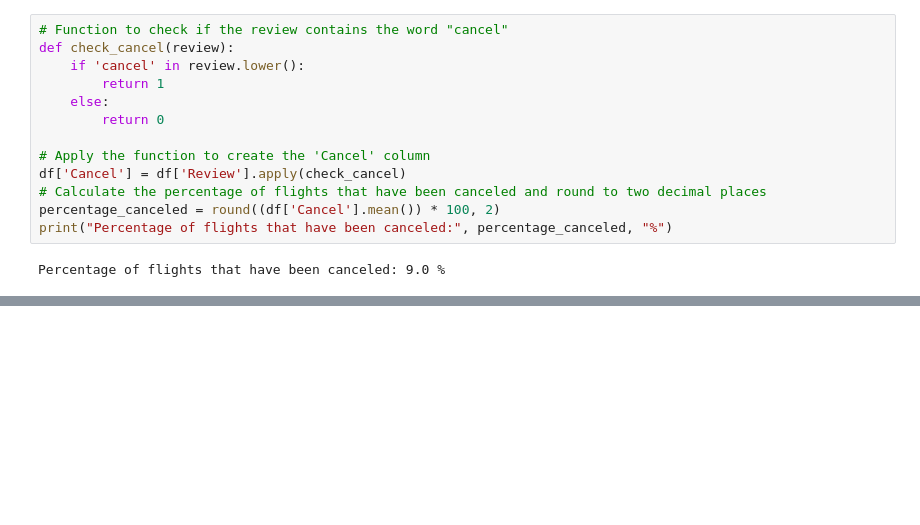
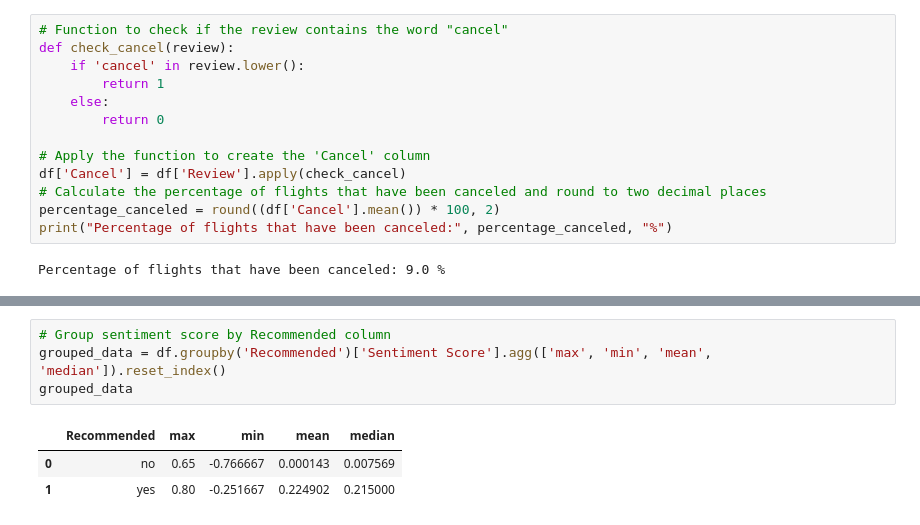
Before and after one commit to MarkPhamm/British-Airway, a Jupyter notebook: Sentiment_Analysis.ipynb, the cells around one changed output, grey strips where cells are left out. Saved outputs shown, nothing was run; the diff lists cells and outputs as text; blank space fills up the shorter version.

```diff
--- a/Sentiment_Analysis.ipynb
+++ b/Sentiment_Analysis.ipynb
@@ -195,0 +271,8 @@ Percentage of flights that have been canceled: 9.0 %
+# %%
+# Group sentiment score by Recommended column
+grouped_data = df.groupby('Recommended')['Sentiment Score'].agg(['max', 'min', 'mean', 'median']).reset_index()
+grouped_data
+# %% [output]
+|  | Recommended | max | min | mean | median |
+| 0 | no | 0.65 | -0.766667 | 0.000143 | 0.007569 |
+| 1 | yes | 0.80 | -0.251667 | 0.224902 | 0.215000 |
```
Also changed, not shown: parts of 8 cells of this notebook.
